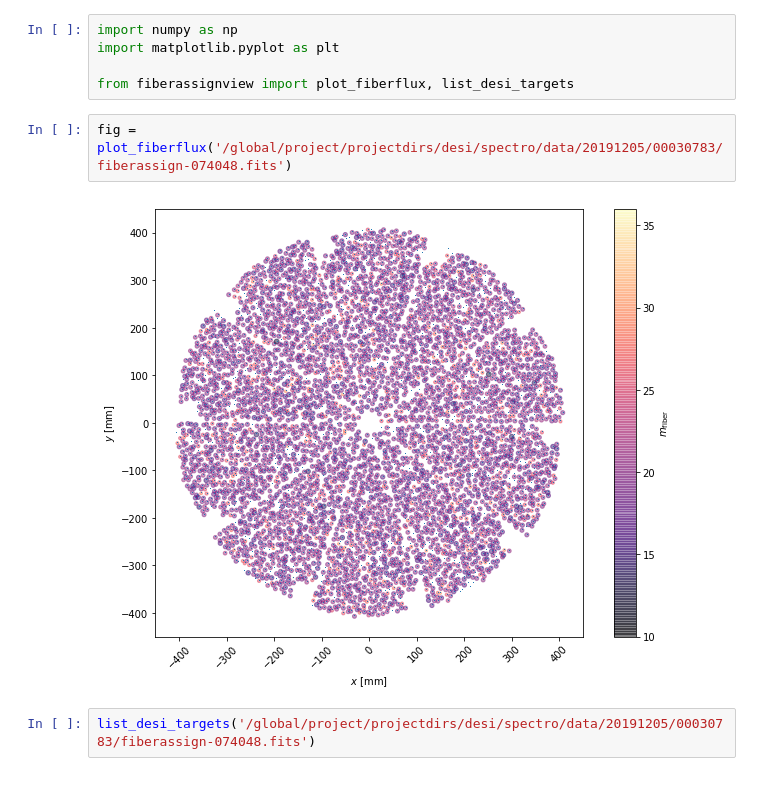
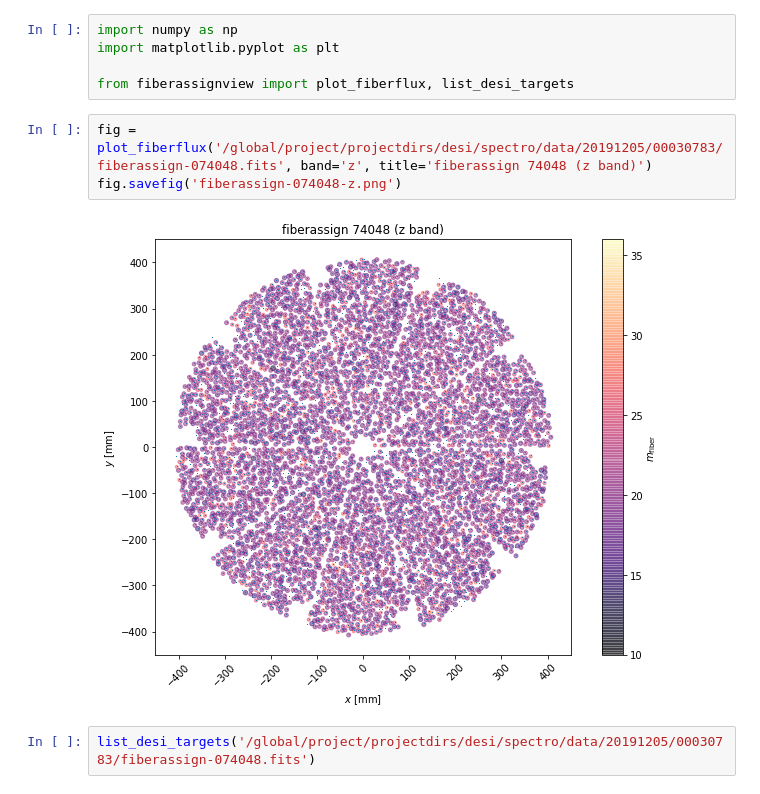
Before and after one commit to desihub/desicmx, a Jupyter notebook: analysis/fassign/view_fassign.ipynb, the cells around one changed output. Saved outputs shown, nothing was run; the diff lists cells and outputs as text.

```diff
--- a/analysis/fassign/view_fassign.ipynb
+++ b/analysis/fassign/view_fassign.ipynb
@@ -4,9 +4,10 @@ import matplotlib.pyplot as plt
 
 from fiberassignview import plot_fiberflux, list_desi_targets
 # %%
-fig = plot_fiberflux('/global/project/projectdirs/desi/spectro/data/20191205/00030783/fiberassign-074048.fits')
+fig = plot_fiberflux('/global/project/projectdirs/desi/spectro/data/20191205/00030783/fiberassign-074048.fits', band='z', title='fiberassign 74048 (z band)')
+fig.savefig('fiberassign-074048-z.png')
 # %% [output]
-[figure, old version]
+[figure, new version]
 # %%
 list_desi_targets('/global/project/projectdirs/desi/spectro/data/20191205/00030783/fiberassign-074048.fits')
 # %% [output]
```
